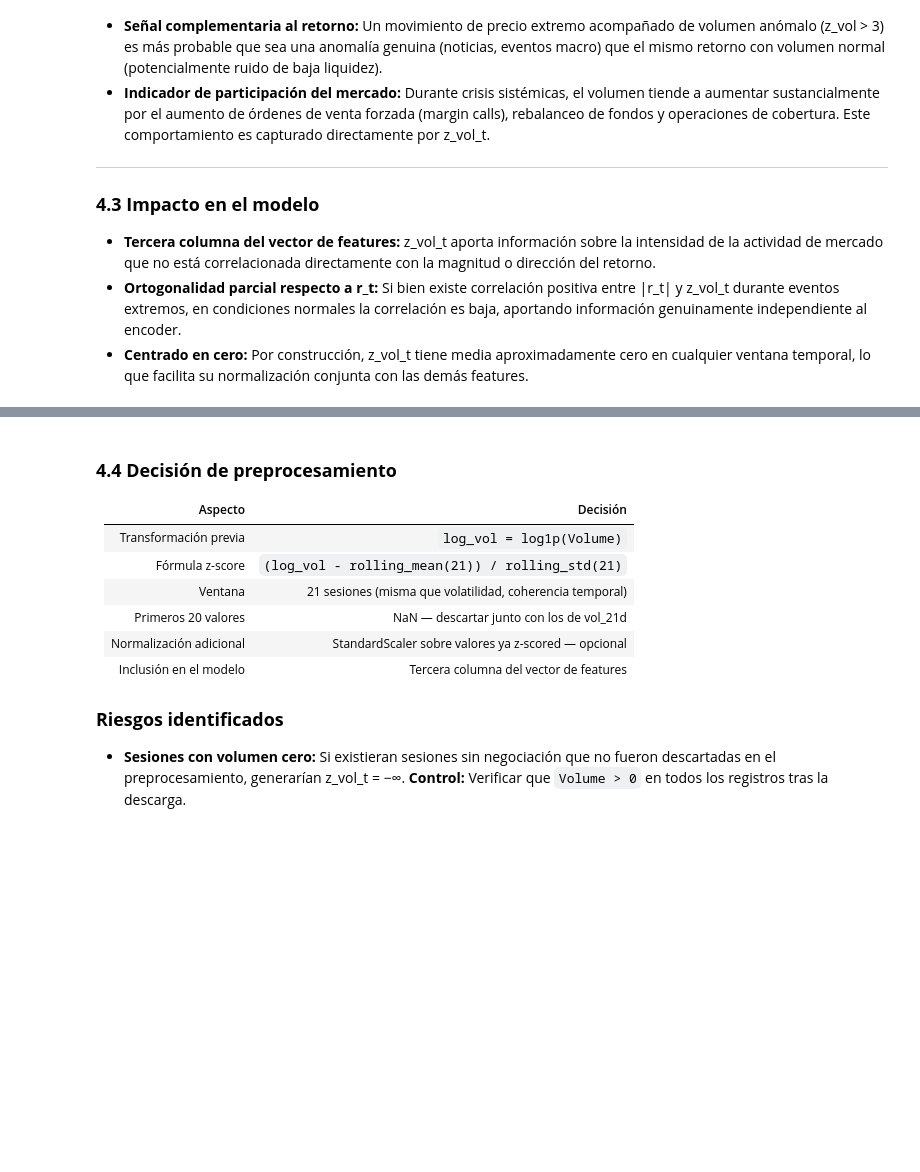
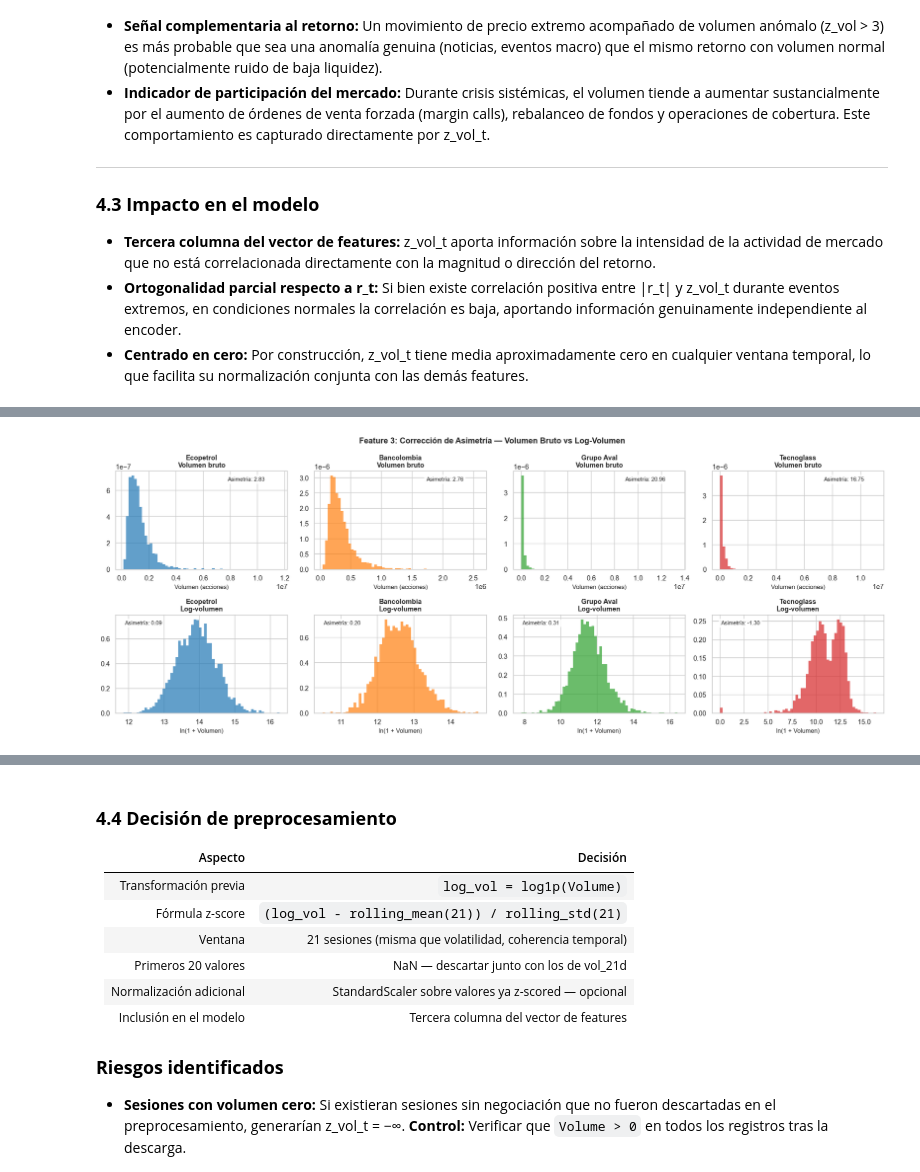
Before and after one commit to MariFraRi/anomaly-detection-colombian-stocks-autoencoder, a Jupyter notebook: notebooks/Notebook_02_Feature_Engineering.ipynb, the cells around one changed output, grey strips where cells are left out. Saved outputs shown, nothing was run; the diff lists cells and outputs as text; code cells hidden in the pictures; blank space fills up the shorter version.

```diff
--- a/notebooks/Notebook_02_Feature_Engineering.ipynb
+++ b/notebooks/Notebook_02_Feature_Engineering.ipynb
@@ -711,37 +785,38 @@ for ticker in TICKERS:
 # ── Distribución del log-volumen: crudo vs transformado ──────────────────────
 fig, axes = plt.subplots(2, len(TICKERS), figsize=(18, 7))
 
 for j, ticker in enumerate(TICKERS):
     vol_raw = dfs[ticker]['Volume'].dropna()
     vol_log = np.log1p(vol_raw)
 
     # Volumen bruto
     axes[0, j].hist(vol_raw, bins=60, color=COLORS[ticker],
                     alpha=0.7, edgecolor='none', density=True)
-    axes[0, j].set_title(f'{NAMES[ticker]}
-Volumen bruto', fontweight='bold')
+    axes[0, j].set_title(f'{NAMES[ticker]}\nVolumen bruto', fontweight='bold')
     axes[0, j].set_xlabel('Volumen (acciones)')
     skew_raw = stats.skew(vol_raw)
     axes[0, j].text(0.65, 0.90, f'Asimetría: {skew_raw:.2f}',
                     transform=axes[0, j].transAxes, fontsize=9,
                     bbox=dict(boxstyle='round', fc='white', alpha=0.8))
 
     # Log-volumen
     axes[1, j].hist(vol_log, bins=60, color=COLORS[ticker],
                     alpha=0.7, edgecolor='none', density=True)
-    axes[1, j].set_title(f'{NAMES[ticker]}
-Log-volumen', fontweight='bold')
+    axes[1, j].set_title(f'{NAMES[ticker]}\nLog-volumen', fontweight='bold')
     axes[1, j].set_xlabel('ln(1 + Volumen)')
     skew_log = stats.skew(vol_log)
     axes[1, j].text(0.05, 0.90, f'Asimetría: {skew_log:.2f}',
                     transform=axes[1, j].transAxes, fontsize=9,
                     bbox=dict(boxstyle='round', fc='white', alpha=0.8))
 
 plt.suptitle('Feature 3: Corrección de Asimetría — Volumen Bruto vs Log-Volumen',
              fontsize=13, fontweight='bold')
+
 plt.tight_layout()
 plt.savefig('fig_f3_vol_transformation.png', dpi=120, bbox_inches='tight')
 plt.show()
+# %% [output]
+[figure, added]
 # %%
 # ── Z-score del volumen en el tiempo — panel interactivo ─────────────────────
 fig = make_subplots(
```
Also changed, not shown: parts of 23 cells of this notebook, 25 other files.
